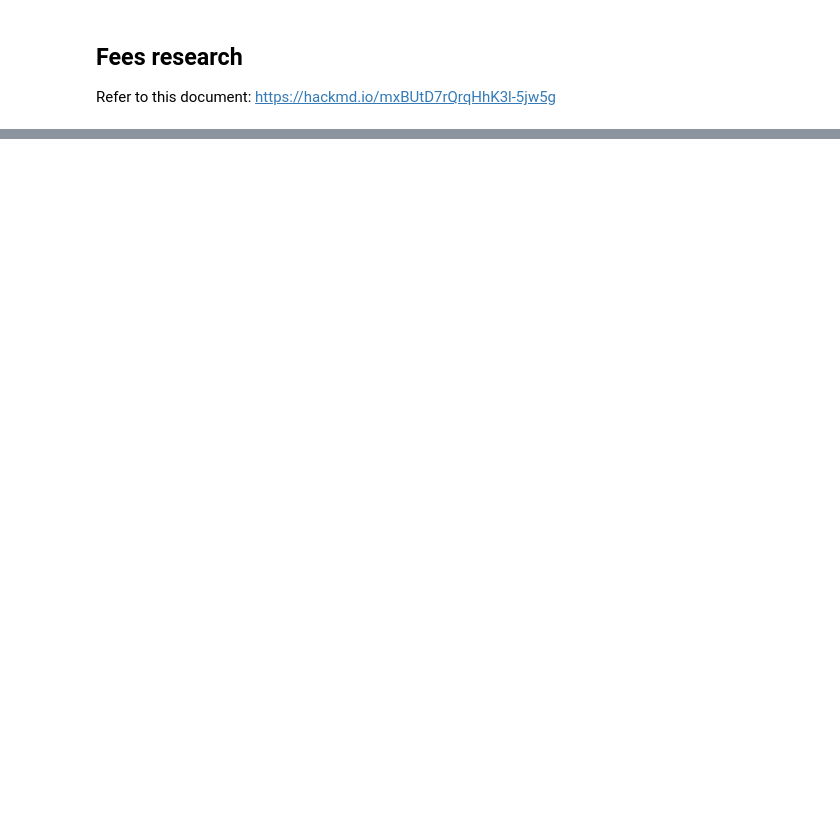
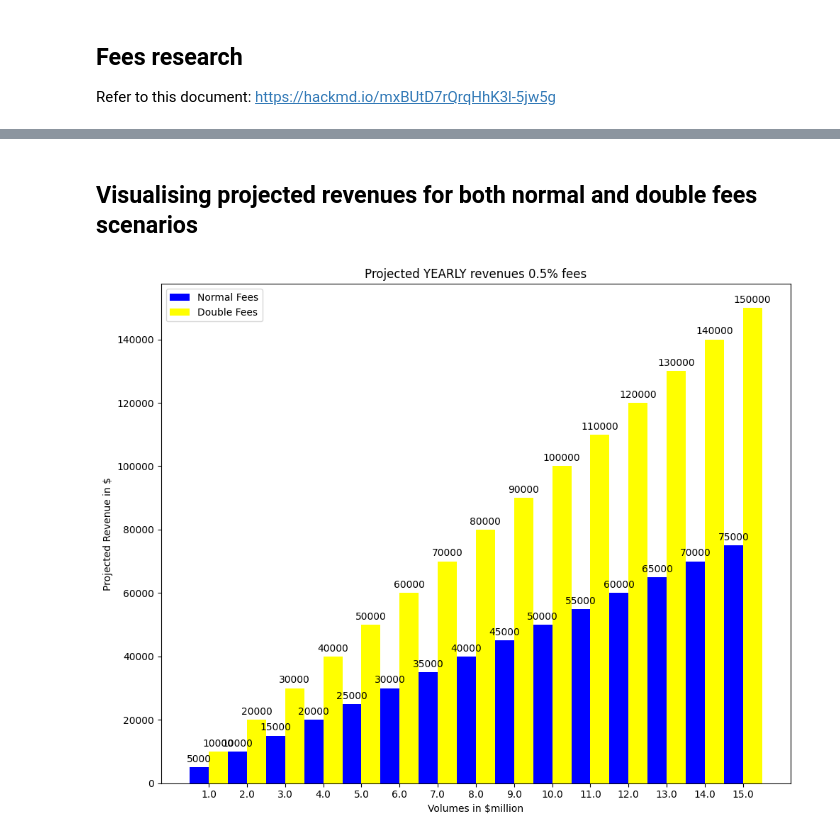
Before and after one commit to Badger-Finance/badger-influence-analytics, a Jupyter notebook: notebooks/ebtc_research/fees_research.ipynb, the cells around one changed output, grey strips where cells are left out. Cells and saved outputs as stored; diff of their text form; code cells hidden in the pictures; blank space fills up the shorter version.

```diff
--- a/notebooks/ebtc_research/fees_research.ipynb
+++ b/notebooks/ebtc_research/fees_research.ipynb
@@ -37,0 +69,31 @@ display(dataframe)
+# %% [markdown]
+## Visualising projected revenues for both normal and double fees scenarios
+# %%
+revenues = [int(item[1]) for item in min_fee_revenues]
+revenues_double_fees = [int(item[1]) for item in min_fee_revenues_double]
+volume_labels = list(map(lambda i: i / 1000000, volumes))
+
+x = np.arange(len(volume_labels))  # the label locations
+width = 0.5  # the width of the bars
+
+fig, ax = plt.subplots()
+fig.set_figheight(8)
+fig.set_figwidth(10)
+rects1 = ax.bar(x - width/2, revenues, width, label='Normal Fees', color="blue")
+rects2 = ax.bar(x + width/2, revenues_double_fees, width, label='Double Fees', color="yellow")
+
+# Add some text for labels, title and custom x-axis tick labels, etc.
+ax.set_ylabel('Projected Revenue in $')
+ax.set_xlabel('Volumes in $million')
+ax.set_title('Projected YEARLY revenues 0.5% fees')
+ax.set_xticks(x, volume_labels)
+ax.legend()
+
+ax.bar_label(rects1, padding=3)
+ax.bar_label(rects2, padding=3)
+
+fig.tight_layout()
+
+plt.show()
+# %% [output]
+[figure, added]
```
Also changed, not shown: parts of 6 cells of this notebook, 1 other file.
